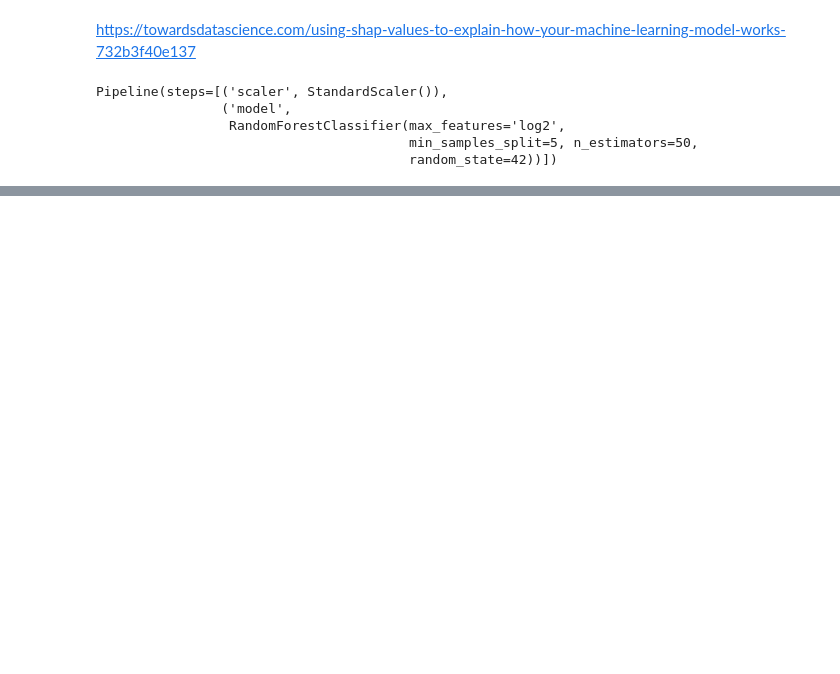
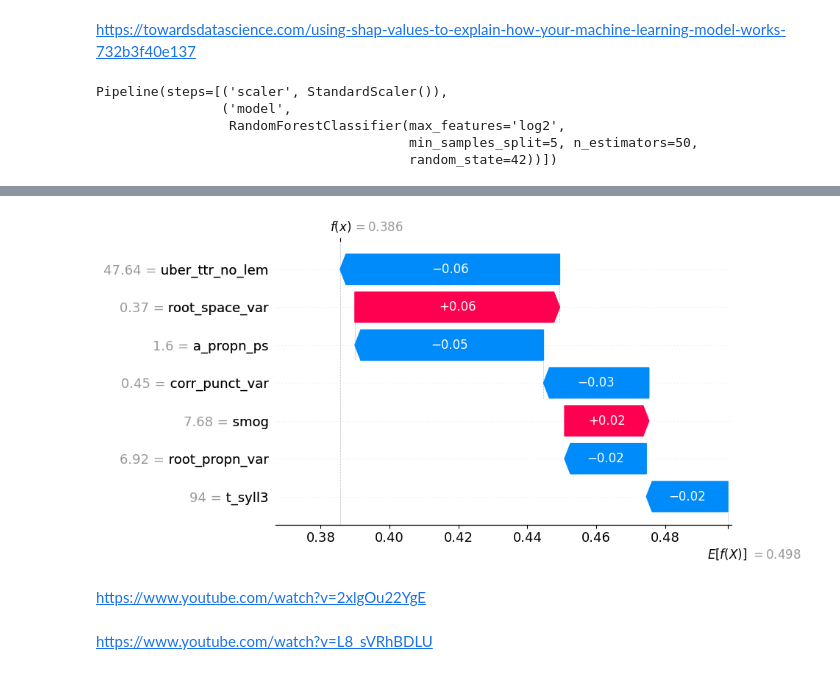
Before and after one commit to alberto-lorente/Make_Believe_v2, a Jupyter notebook: SHAP/shap_expl.ipynb, the cells around one changed output, grey strips where cells are left out. Drawn from its saved outputs; the diff is of its cells as text; code cells hidden in the pictures; blank space fills up the shorter version.

```diff
--- a/SHAP/shap_expl.ipynb
+++ b/SHAP/shap_expl.ipynb
@@ -40,0 +97,8 @@ shap.plots.force(rf_explainer.expected_value[0], shap_values[0][0,:], X_test.ilo
+# %%
+shap.plots.waterfall(shap_values[0,:, 1]) # first example in the test set, all the features for the first possible outcome(fake)
+# %% [output]
+[figure, added]
+# %% [markdown]
+https://www.youtube.com/watch?v=2xlgOu22YgE
+# %% [markdown]
+https://www.youtube.com/watch?v=L8_sVRhBDLU
```
Also changed, not shown: parts of 16 cells of this notebook.
